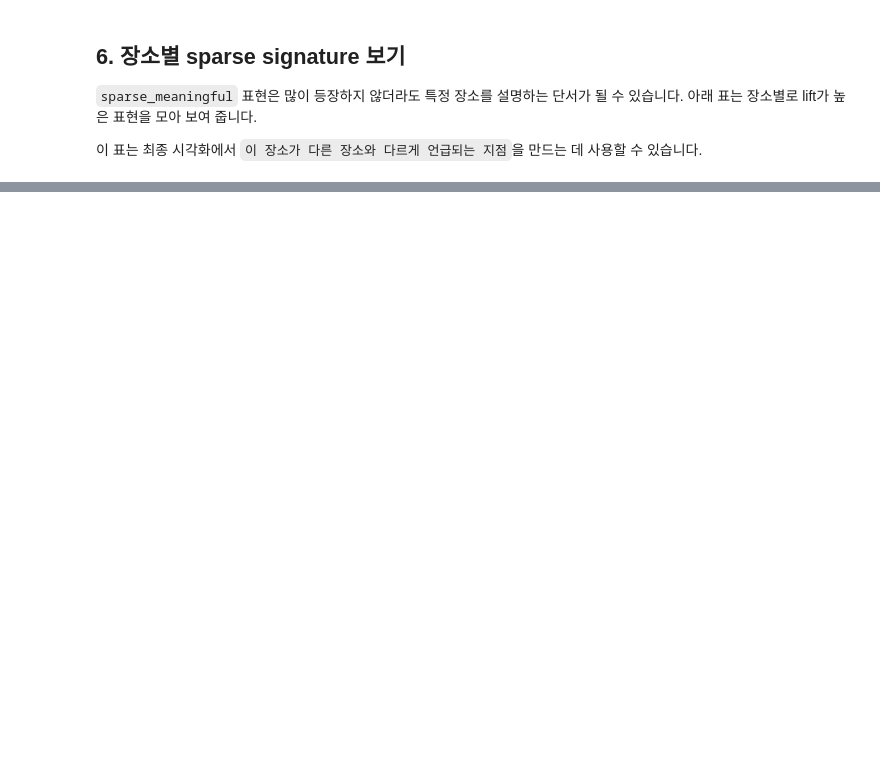
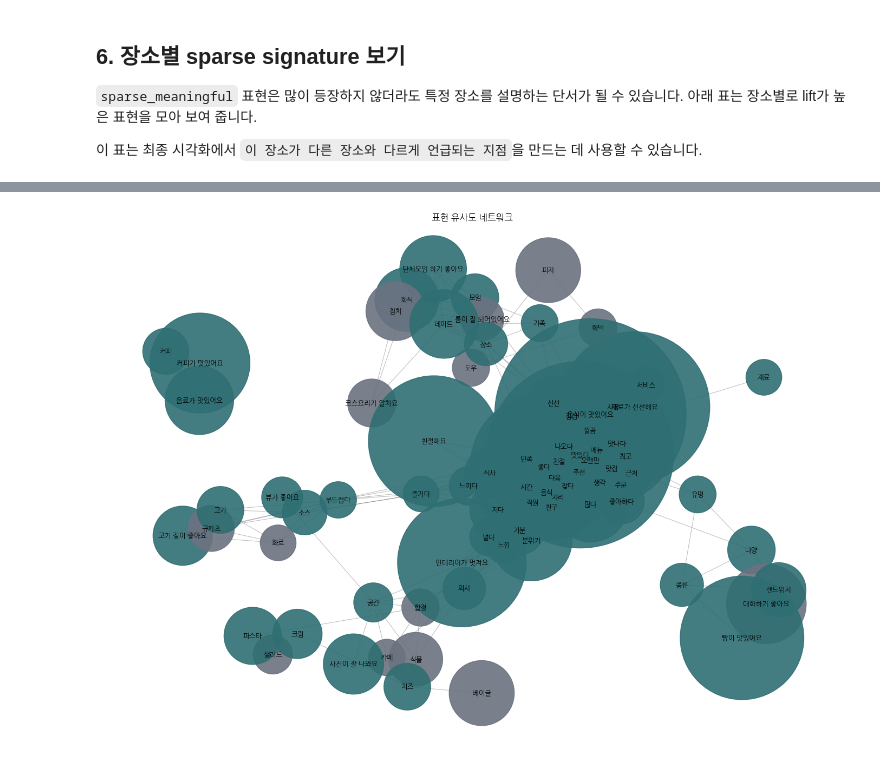
Before and after one commit to dongzoolee/hidden-bites, a Jupyter notebook: notebooks/review-expression-analysis.ipynb, the cells around one changed output, grey strips where cells are left out. Drawn from its saved outputs; the diff is of its cells as text; code cells hidden in the pictures; blank space fills up the shorter version.

```diff
--- a/notebooks/review-expression-analysis.ipynb
+++ b/notebooks/review-expression-analysis.ipynb
@@ -697,57 +563,24 @@ display(widgets.VBox(list(bar_controls.values())), bar_output)
 # %%
-def plot_sparse_network(max_review_count, min_location_lift, min_hybrid_similarity, max_nodes, top_location, density_label):
-    filtered_nodes = filter_sparse_candidates(max_review_count, min_location_lift, top_location, "전체", density_label).sort_values(
-        ["sparse_signature_score", "max_location_lift", "review_count"], ascending=[False, False, True]
-    ).head(max_nodes)
-    if filtered_nodes.empty:
-        print("조건에 맞는 표현이 없습니다.")
-        return
-    node_set = set(filtered_nodes["expression"])
-    filtered_edges = edge_df[
-        edge_df["left_expression"].isin(node_set)
-        & edge_df["right_expression"].isin(node_set)
-        & (edge_df["hybrid_similarity"] >= min_hybrid_similarity)
-    ].copy()
-    network_graph = nx.Graph()
-    for row in filtered_nodes.itertuples(index=False):
-        network_graph.add_node(row.expression)
-    for row in filtered_edges.itertuples(index=False):
-        network_graph.add_edge(row.left_expression, row.right_expression, weight=row.hybrid_similarity)
-    node_stats = filtered_nodes.set_index("expression")
-    score_values = node_stats["sparse_signature_score"].fillna(0)
-    score_min = float(score_values.min())
-    score_max = float(score_values.max())
-    score_range = score_max - score_min
-    node_sizes = []
-    node_colors = []
-    for node in network_graph.nodes():
-        score = float(node_stats.loc[node, "sparse_signature_score"])
-        normalized_score = 0.5 if score_range == 0 else (score - score_min) / score_range
-        node_sizes.append(280 + 1800 * normalized_score)
-        node_colors.append(color_by_label.get(node_stats.loc[node, "density_label"], "#6b7280"))
-    plt.figure(figsize=(14, 10))
-    if network_graph.number_of_edges() > 0:
-        pos = nx.spring_layout(network_graph, seed=42, k=0.65, weight="weight")
-    else:
-        pos = nx.spring_layout(network_graph, seed=42, k=0.95)
-    edge_widths = [0.6 + 3.0 * max(0, data["weight"] - min_hybrid_similarity) / max(0.01, 1 - min_hybrid_similarity) for _, _, data in network_graph.edges(data=True)]
-    nx.draw_networkx_edges(network_graph, pos, alpha=0.28, width=edge_widths, edge_color="#4b5563")
-    nx.draw_networkx_nodes(network_graph, pos, node_color=node_colors, node_size=node_sizes, alpha=0.88, linewidths=0.6, edgecolors="#1f2937")
-    nx.draw_networkx_labels(network_graph, pos, font_size=9, font_family=KOREAN_FONT_FAMILY)
-    plt.title(f"Sparse expression network: {network_graph.number_of_nodes()} nodes, {network_graph.number_of_edges()} edges")
-    plt.axis("off")
-    plt.tight_layout()
-    plt.show()
-    display(filtered_nodes[["expression", "review_count", "top_location", "max_location_lift", "hybrid_neighbor_count", "sparse_signature_score", "example_text"]].head(20))
+network_candidates = analysis_stats[analysis_stats["neighbor_count"] > 0].sort_values(
+    ["review_count", "neighbor_count"], ascending=[False, False]
+).head(MAX_NETWORK_NODES)["expression"].tolist()
 
-network_controls = {
-    "max_review_count": widgets.IntSlider(value=DEFAULT_SPARSE_MAX_REVIEW_COUNT, min=1, max=80, step=1, description="max reviews"),
-    "min_location_lift": widgets.FloatSlider(value=DEFAULT_SPARSE_MIN_LOCATION_LIFT, min=1.0, max=15.0, step=0.5, description="min lift"),
-    "min_hybrid_similarity": widgets.FloatSlider(value=0.70, min=0.40, max=0.98, step=0.02, description="min sim"),
-    "max_nodes": widgets.IntSlider(value=DEFAULT_NETWORK_MAX_NODES, min=20, max=MAX_NETWORK_NODES, step=10, description="max nodes"),
-    "top_location": widgets.Dropdown(options=location_options, value="전체", description="location"),
-    "density_label": widgets.Dropdown(options=density_options, value="전체", description="density"),
-}
-network_output = widgets.interactive_output(plot_sparse_network, network_controls)
-display(widgets.VBox(list(network_controls.values())), network_output)
+network_graph = G.subgraph(network_candidates).copy()
+color_by_label = {"dense": "#2f6f73", "sparse_meaningful": "#c77700", "sparse_noise": "#aaaaaa", "middle": "#6b7280"}
+node_label_map = analysis_stats.set_index("expression")["density_label"].to_dict()
+node_stat_map = analysis_stats.set_index("expression")["review_count"].to_dict()
+node_colors = [color_by_label.get(node_label_map.get(node, "middle"), "#6b7280") for node in network_graph.nodes()]
+node_sizes = [120 + 28 * int(node_stat_map.get(node, 1)) for node in network_graph.nodes()]
+
+plt.figure(figsize=(14, 10))
+pos = nx.spring_layout(network_graph, seed=42, k=0.45)
+nx.draw_networkx_edges(network_graph, pos, alpha=0.25, width=0.8)
+nx.draw_networkx_nodes(network_graph, pos, node_color=node_colors, node_size=node_sizes, alpha=0.9)
+nx.draw_networkx_labels(network_graph, pos, font_size=9, font_family=KOREAN_FONT_FAMILY)
+plt.title("표현 유사도 네트워크")
+plt.axis("off")
+plt.tight_layout()
+plt.show()
+# %% [output]
+[figure, added]
 # %% [markdown]
```
Also changed, not shown: parts of 13 cells of this notebook.
